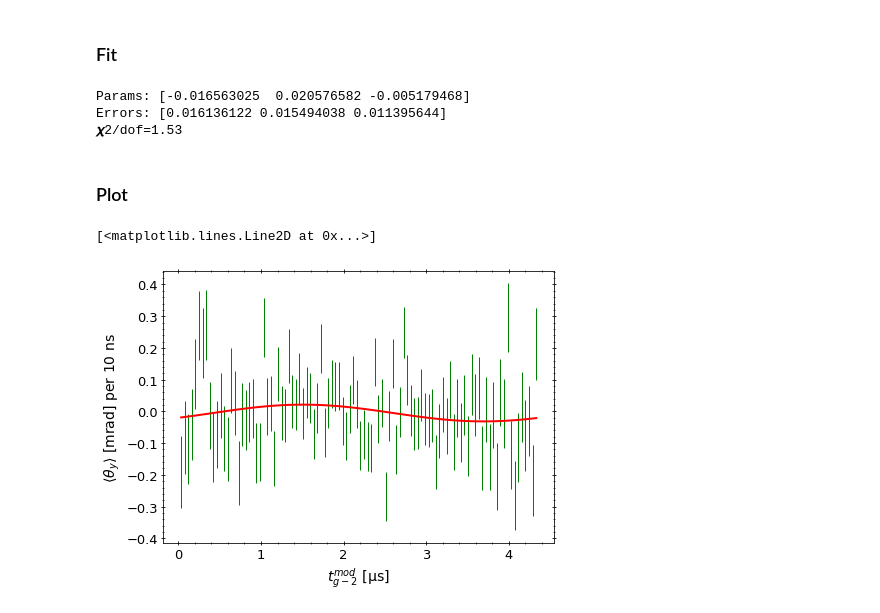
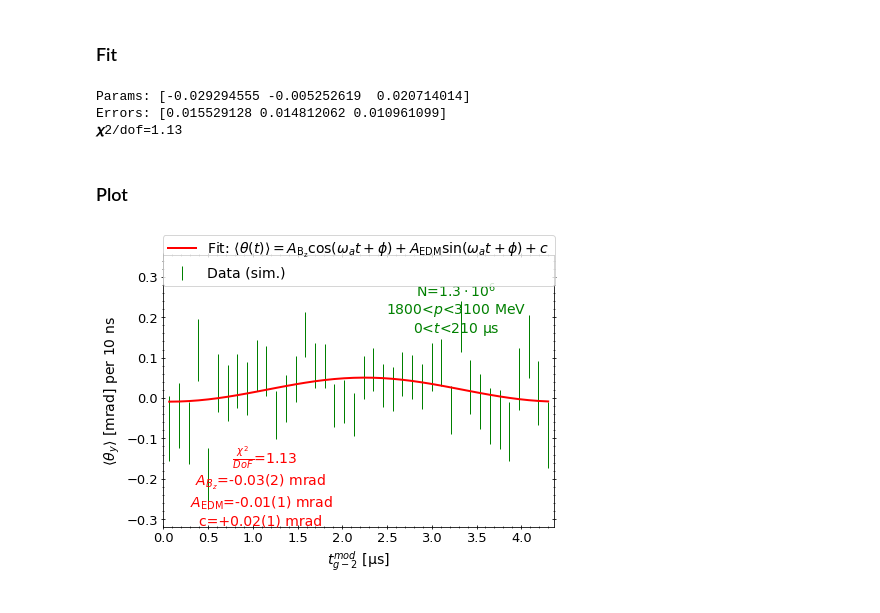
Before and after one commit to glukicov/EDMTracking, a Jupyter notebook: JupyterNB/Bz_sim.ipynb, the cells around one changed output. Saved outputs shown, nothing was run; the diff lists cells and outputs as text; code cells hidden in the pictures.

```diff
--- a/JupyterNB/Bz_sim.ipynb
+++ b/JupyterNB/Bz_sim.ipynb
@@ -124,8 +128,11 @@ fig.savefig("../fig/bnl_fit.png", dpi=300)
 # %% [markdown]
 ### Set constant phase for the next step
 # %%
-cu._LT=par[1]
+# cu._LT=par[1]
+cu._LT=64.95
 print("LT set to", round(cu._LT,2), "us")
-cu._phi=par[3]
+cu._phi=par[-1]
 print("Phase set to", round(cu._phi,2), "rad")
+# cu._omega=par[3]
+# print("Omega set to", round(cu._omega,2), "MHz")
 # %% [output]
@@ -193,8 +149,8 @@ ang=theta_y_mrad
 ### Digitise data with weights
 # %%
 # xy_range=[ [0, g2period], [-0.2, 0.3] ]
-xy_range=[ [0, g2period], [-50, 50] ]
+xy_range=[ [0, g2period], [-120, 120] ]
 xy_bins=(200, 200)
 # h,xedges,yedges = np.histogram2d(tmod_abs, ang, weights=weights, bins=xy_bins, range=xy_range);
-h,xedges,yedges,image = plt.hist2d(tmod_abs, ang, weights=weights, bins=xy_bins, range=xy_range, cmin=10);
+h,xedges,yedges,image = plt.hist2d(tmod_abs, ang, weights=weights, bins=xy_bins, range=xy_range);
 # %% [output]
@@ -208,24 +164,34 @@ Using passed freq and edges
 # %% [markdown]
 ### Profile
 # %%
-df_binned =cu.Profile(x_w, y_w, None, nbins=100, xmin=np.min(x_w), xmax=np.max(x_w), mean=True, only_binned=True)
+df_binned =cu.Profile(x_w, y_w, None, nbins=40, xmin=np.min(x_w), xmax=np.max(x_w), mean=True, only_binned=True)
 x, y, y_e, x_e =df_binned['bincenters'], df_binned['ymean'], df_binned['yerr'], df_binned['xerr']
 # %% [markdown]
 ### Fit
 # %%
 p0_theta_blinded=(-0.04, 0.0, 0.04)
-par, par_e, chi2_ndf = cu.fit_and_chi2(x, y, y_e, cu.thetaY_unblinded_phase, p0_theta_blinded)
+par, par_e, chi2_ndf = cu.fit_and_chi2(x, y, y_e, cu.thetaY_phase, p0_theta_blinded)
 # %% [output]
-Params: [-0.016563025  0.020576582 -0.005179468]
-Errors: [0.016136122 0.015494038 0.011395644]
-𝝌2/dof=1.53
+Params: [-0.029294555 -0.005252619  0.020714014]
+Errors: [0.015529128 0.014812062 0.010961099]
+𝝌2/dof=1.13
 # %% [markdown]
 ### Plot
 # %%
 fig, ax = cu.plot(x, y, y_err=y_e, error=True, elw=1, label="Data (sim.)", fs=font_size, tight=False,
                   xlabel=r"$t^{mod}_{g-2} \ \mathrm{[\mu}$s]",  ylabel=r"$\langle\theta_y\rangle$ [mrad] per "+str(int(bin_w*1e3))+" ns")
-ax.plot(x, cu.thetaY_unblinded_phase(x, *par), c="red",
+ax.plot(x, cu.thetaY_phase(x, *par), c="red",
         label=r'Fit: $\langle \theta(t) \rangle =  A_{\mathrm{B_z}}\cos(\omega_a t + \phi) + A_{\mathrm{EDM}}\sin(\omega_a t + \phi) + c$', lw=2)
+ax.set_xlim(0, g2period);
+ax.set_ylim(-np.amax(y)*1.8, np.amax(y)*2.0);
+leg_data="N="+cu.sci_notation(N)+"\n"+str(p_min)+r"<$p$<"+str(p_max)+" MeV\n"+str(t_min)+r"<$t$<"+str(t_max)+r" $\mathrm{\mu}$s"
+ax.legend(fontsize=font_size, loc='upper center', bbox_to_anchor=(0.5, 1.1));
+cu.textL(ax, 0.75, 0.8, leg_data, fs=font_size)
+leg_fit=cu.legend1_fit(chi2_ndf)
+leg_fit=cu.legend_1par(leg_fit, r"$A_{B_{z}}$", par[0], par_e[0], "mrad")
+leg_fit=cu.legend_1par(leg_fit, r"$A_{\mathrm{EDM}}$", par[1], par_e[1], "mrad")
+leg_fit=cu.legend_1par(leg_fit, "c", par[2], par_e[2], "mrad")
+cu.textL(ax, 0.25, 0.12, leg_fit, fs=font_size, c="r")
+fig.savefig("../fig/bz_fit_"+str(t_min)+"_"+str(t_max)+".png", dpi=300)
 # %% [output]
-[<matplotlib.lines.Line2D at 0x...>]
-[figure, old version]
+[figure, new version]
```
Also changed, not shown: parts of 16 cells of this notebook, 1 other file.
